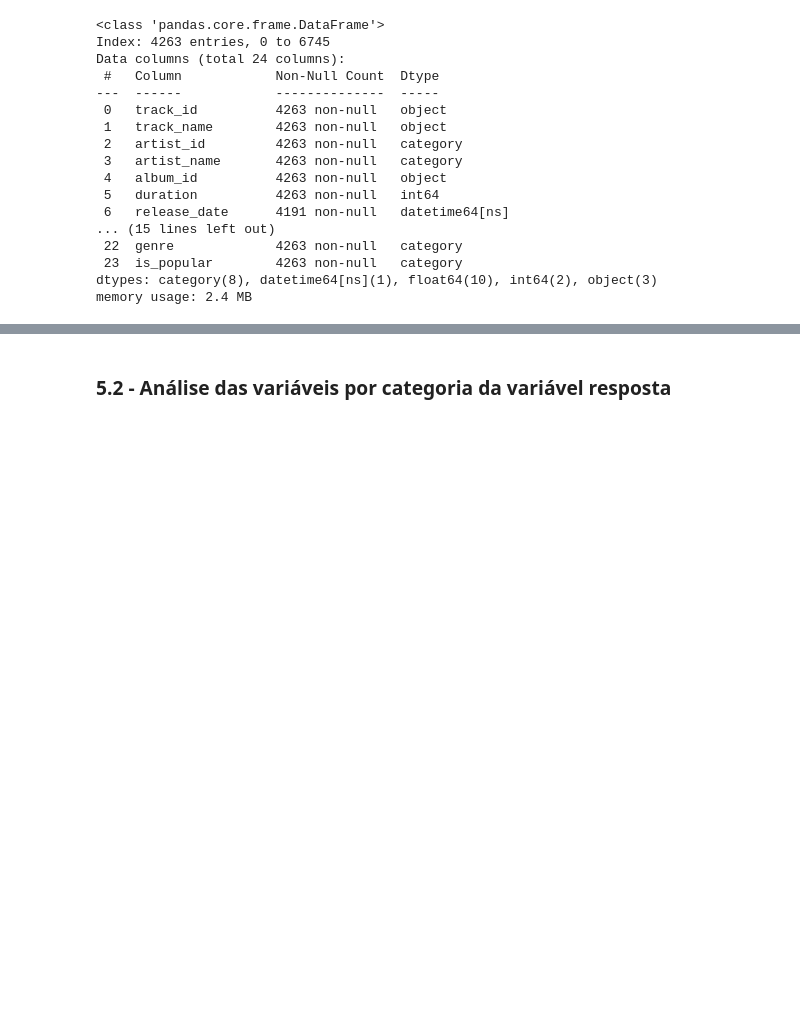
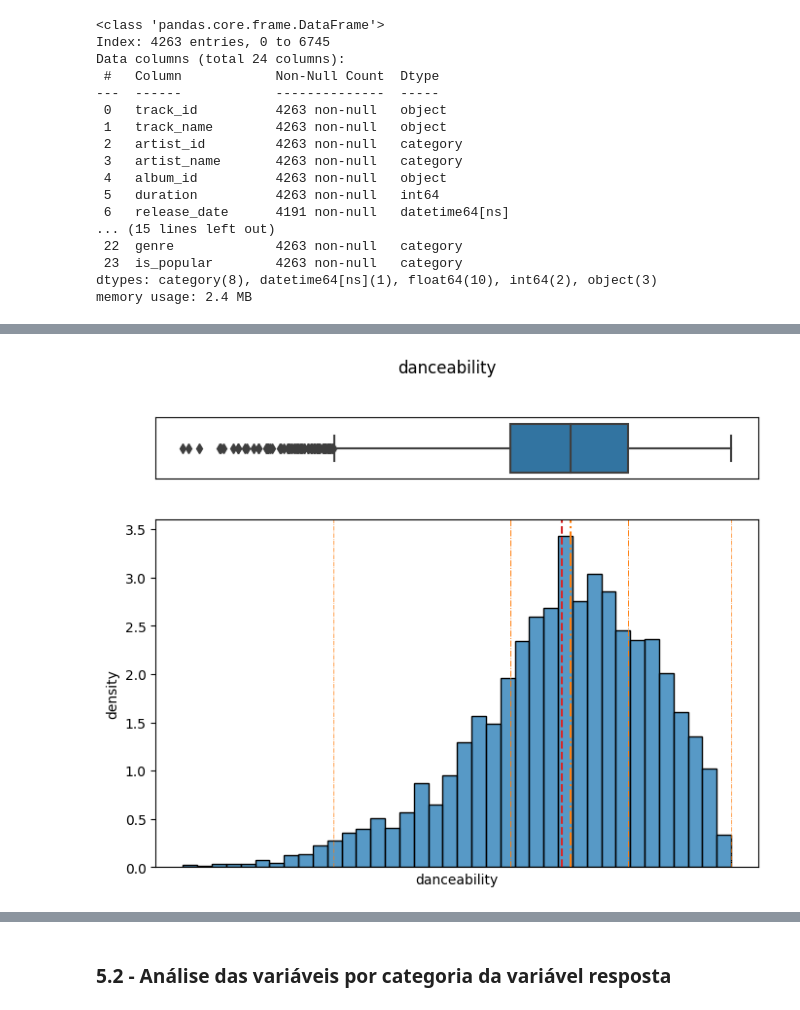
Before and after one commit to Cizika/tiktok-popularity-analysis, a Jupyter notebook: Analise_da_Popularidade_no_TikTok_Univariada.ipynb, the cells around one changed output, grey strips where cells are left out. Cells and saved outputs as stored; diff of their text form; code cells hidden in the pictures; blank space fills up the shorter version.

```diff
--- a/Analise_da_Popularidade_no_TikTok_Univariada.ipynb
+++ b/Analise_da_Popularidade_no_TikTok_Univariada.ipynb
@@ -523,0 +542,4 @@ for (variavel, resultados), axes_row in zip(testes, axes):
+# %%
+fig_danceability = plot_continuous(dados_new, name='danceability')
+# %% [output]
+[figure, added]
```
Also changed, not shown: parts of 31 cells of this notebook.
